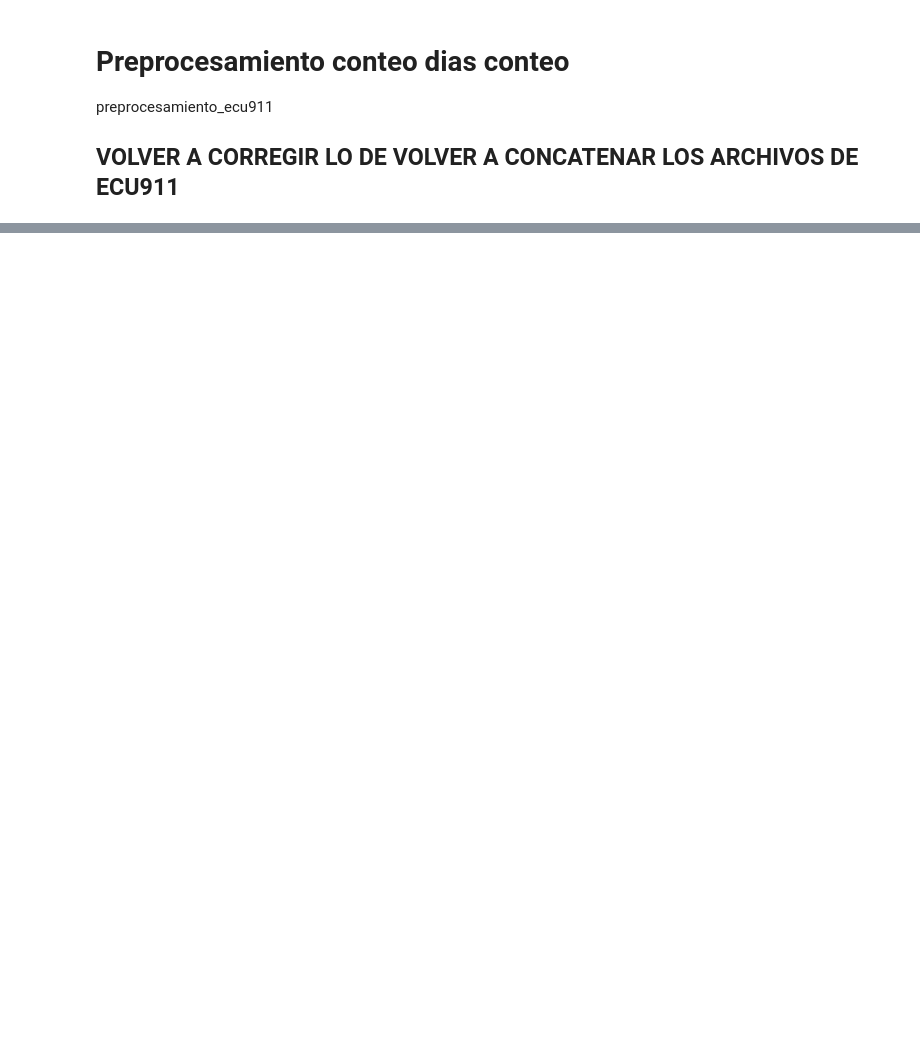
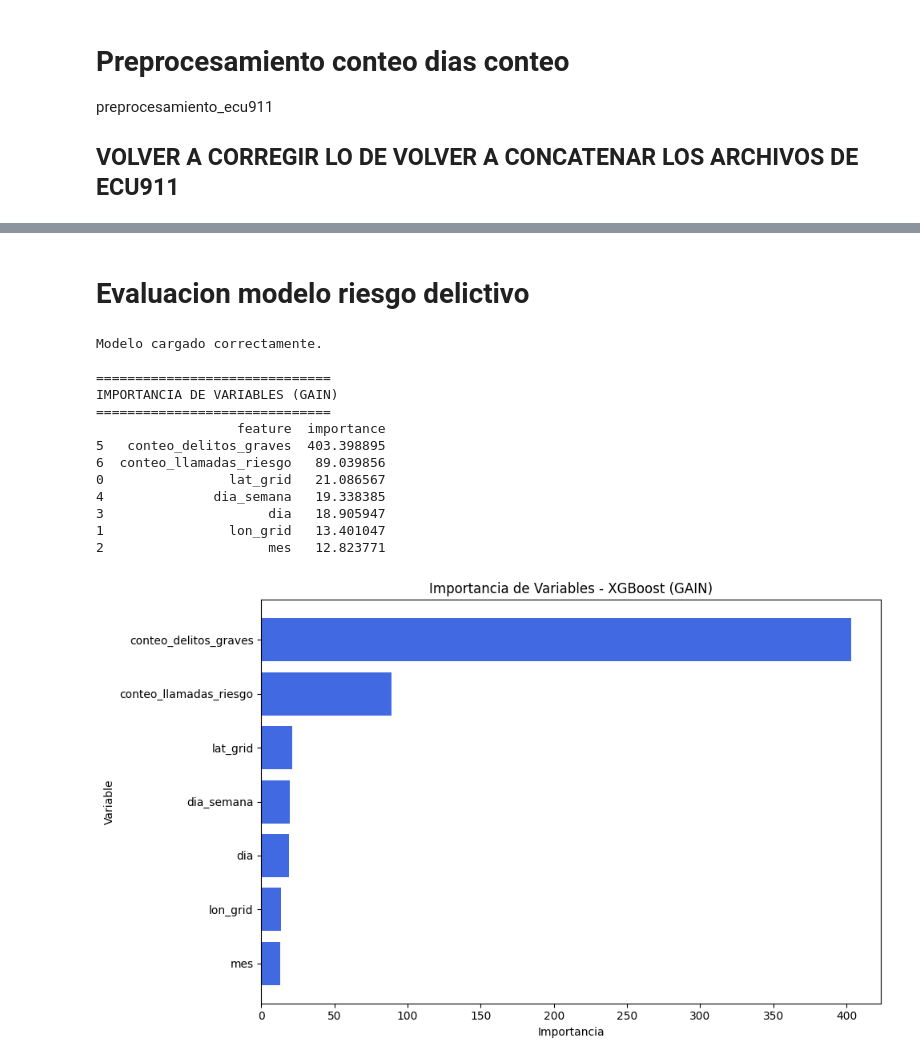
Before and after one commit to mfalvarezd/sistema-de-prediccion-espacio-temporal-de-eventos-delictivos, a Jupyter notebook: notebooks/notebook_principal.ipynb, the cells around one changed output, grey strips where cells are left out. Saved outputs shown, nothing was run; the diff lists cells and outputs as text; code cells hidden in the pictures; blank space fills up the shorter version.

```diff
--- a/notebooks/notebook_principal.ipynb
+++ b/notebooks/notebook_principal.ipynb
@@ -626,0 +1461,61 @@ print("Registros finales:", len(df_final))
+# %% [markdown]
+# Evaluacion modelo riesgo delictivo
+# %%
+import joblib
+import pandas as pd
+import matplotlib.pyplot as plt
+
+# ============================================================
+# 1. CARGAR EL MODELO ENTRENADO DESDE ARCHIVO
+# ============================================================
+
+modelo = joblib.load("../models/trained/modelo_riesgo_delictivo.pkl")
+
+print("Modelo cargado correctamente.")
+
+# ============================================================
+# 2. OBTENER IMPORTANCIA DE VARIABLES (XGBoost GAIN)
+# ============================================================
+
+booster = modelo.get_booster()
+importance = booster.get_score(importance_type='gain')
+
+df_importance = pd.DataFrame({
+    'feature': list(importance.keys()),
+    'importance': list(importance.values())
+})
+
+df_importance = df_importance.sort_values(by='importance', ascending=False)
+
+print("\n==============================")
+print("IMPORTANCIA DE VARIABLES (GAIN)")
+print("==============================")
+print(df_importance)
+
+# ============================================================
+# 3. GRAFICAR IMPORTANCIA DE VARIABLES
+# ============================================================
+
+plt.figure(figsize=(10, 6))
+plt.barh(df_importance["feature"], df_importance["importance"], color="royalblue")
+plt.gca().invert_yaxis()
+plt.title("Importancia de Variables - XGBoost (GAIN)")
+plt.xlabel("Importancia")
+plt.ylabel("Variable")
+plt.tight_layout()
+plt.show()
+# %% [output]
+Modelo cargado correctamente.
+
+==============================
+IMPORTANCIA DE VARIABLES (GAIN)
+==============================
+                  feature  importance
+5   conteo_delitos_graves  403.398895
+6  conteo_llamadas_riesgo   89.039856
+0                lat_grid   21.086567
+4              dia_semana   19.338385
+3                     dia   18.905947
+1                lon_grid   13.401047
+2                     mes   12.823771
+[figure, added]
```
Also changed, not shown: parts of 86 cells of this notebook.
